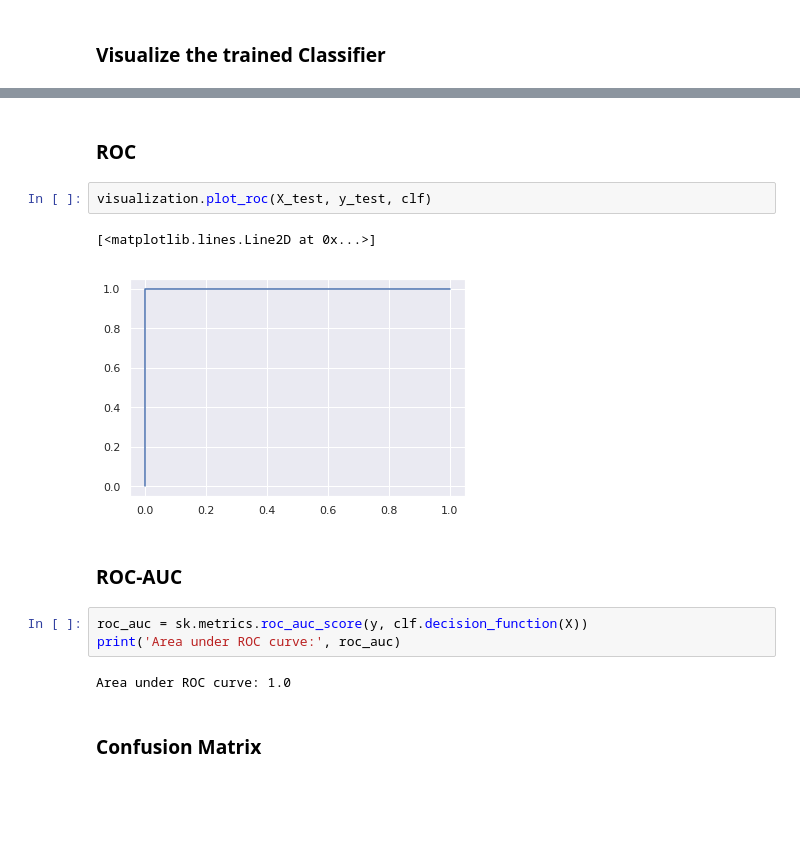
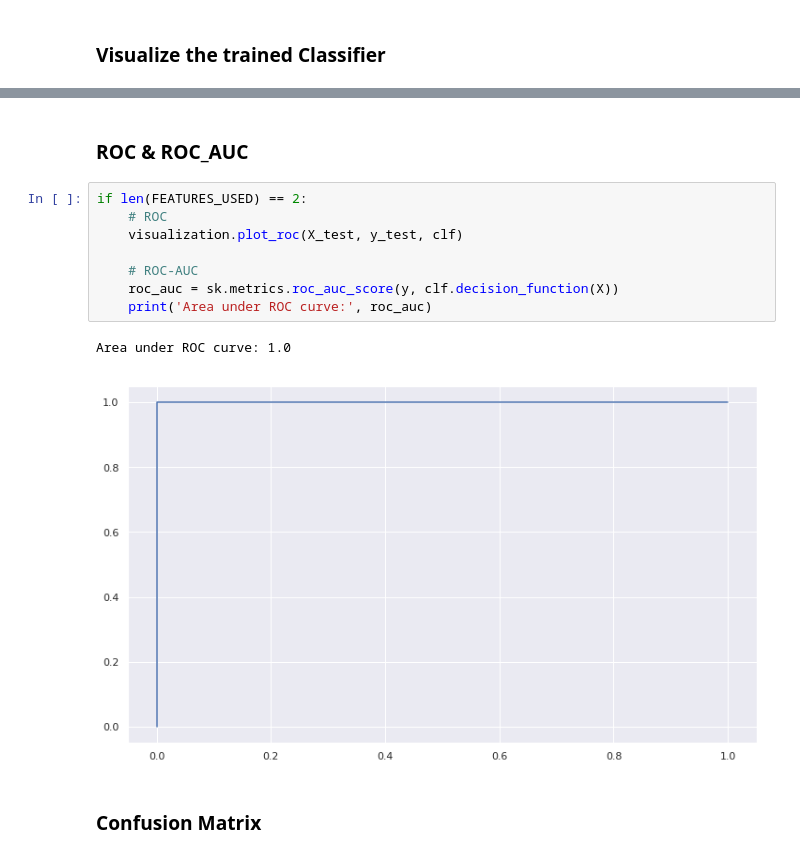
Before and after one commit to franciscosenae/ATHENS2018, a Jupyter notebook: Assignment.ipynb, the cells around one changed output, grey strips where cells are left out. Cells and saved outputs as stored; diff of their text form; blank space fills up the shorter version.

```diff
--- a/Assignment.ipynb
+++ b/Assignment.ipynb
@@ -101,17 +123,16 @@ visualization.plot_contours(X, y, clf)
 # %% [markdown]
-### ROC
+### ROC & ROC_AUC
-# %%
-visualization.plot_roc(X_test, y_test, clf)
-# %% [output]
-[<matplotlib.lines.Line2D at 0x...>]
-[figure, removed]
-# %% [markdown]
-### ROC-AUC
 # %%
-roc_auc = sk.metrics.roc_auc_score(y, clf.decision_function(X))
-print('Area under ROC curve:', roc_auc)
+if len(FEATURES_USED) == 2:
+    # ROC
+    visualization.plot_roc(X_test, y_test, clf)
+
+    # ROC-AUC
+    roc_auc = sk.metrics.roc_auc_score(y, clf.decision_function(X))
+    print('Area under ROC curve:', roc_auc)
 # %% [output]
 Area under ROC curve: 1.0
+[figure, added]
 # %% [markdown]
 ### Confusion Matrix
 # %%
```
Also changed, not shown: parts of 38 cells of this notebook, 7 other files.
